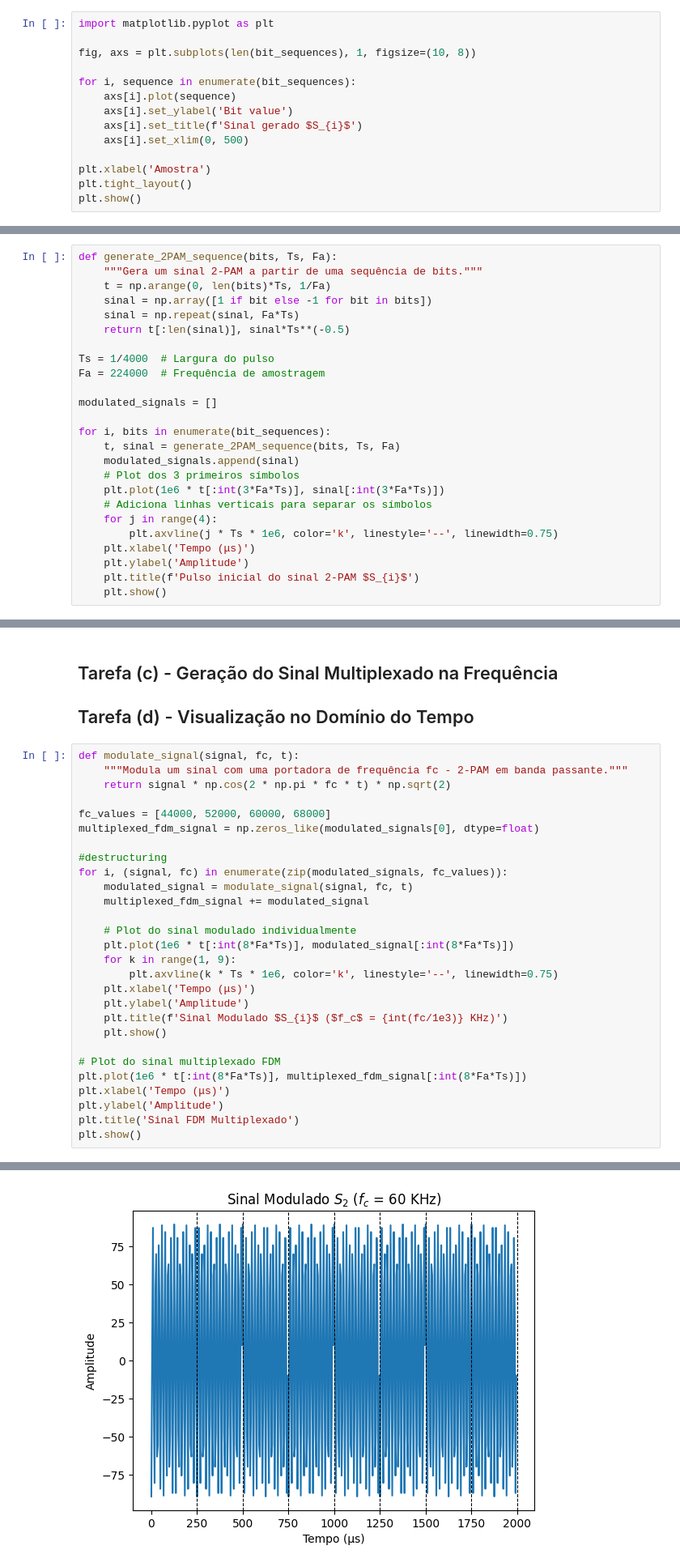
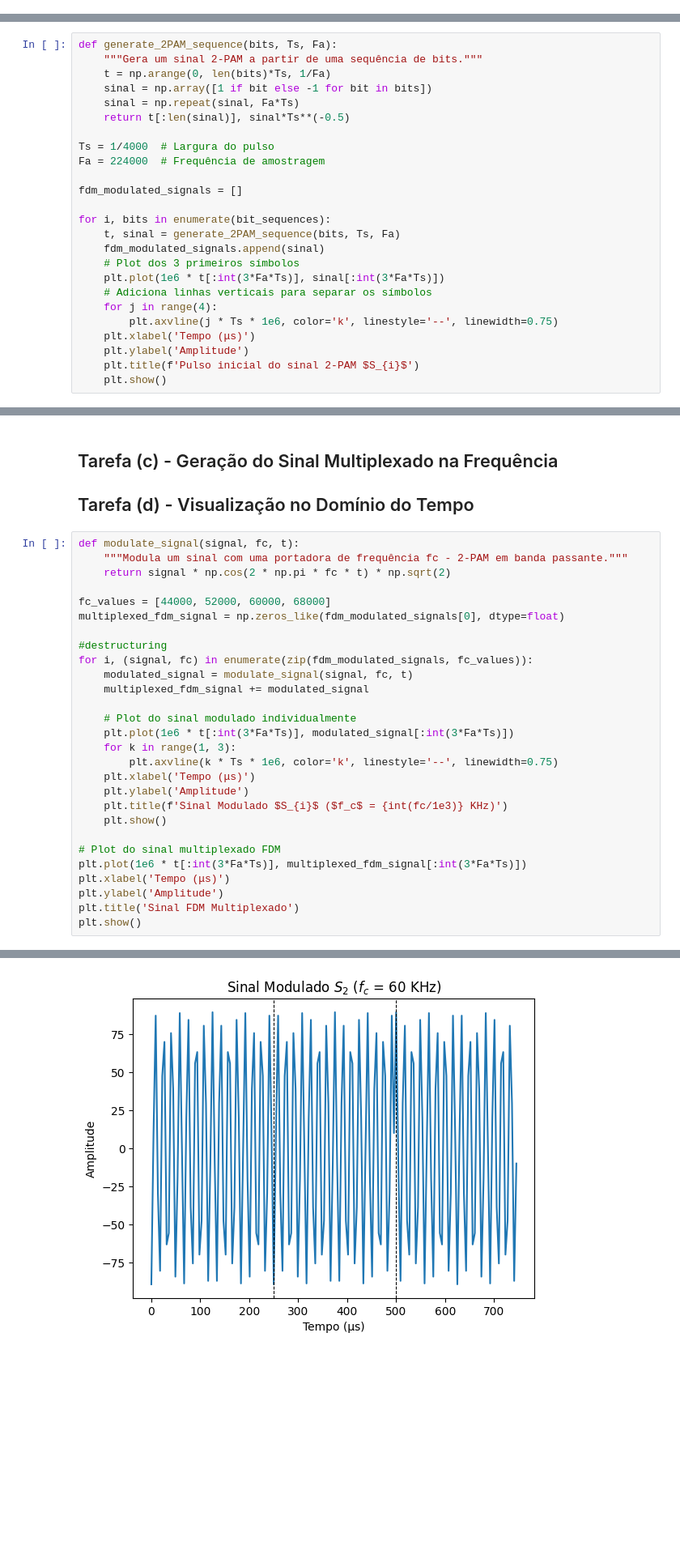
Before and after one commit to vini-fda/EET51_Lab4, a Jupyter notebook: lab4.ipynb, the cells around one changed output, grey strips where cells are left out. Shown at 81% size. Cells and saved outputs as stored; diff of their text form; blank space fills up the shorter version.

Commit message:
fix: proper plots & final item (n)

```diff
--- a/lab4.ipynb
+++ b/lab4.ipynb
@@ -16,17 +16,3 @@ S_0:[0 1 1]
 S_1:[1 1 1]
 S_2:[0 0 1]
 S_3:[1 1 0]
-# %%
-import matplotlib.pyplot as plt
-
-fig, axs = plt.subplots(len(bit_sequences), 1, figsize=(10, 8))
-
-for i, sequence in enumerate(bit_sequences):
-    axs[i].plot(sequence)
-    axs[i].set_ylabel('Bit value')
-    axs[i].set_title(f'Sinal gerado $S_{i}$')
-    axs[i].set_xlim(0, 500)
-
-plt.xlabel('Amostra')
-plt.tight_layout()
-plt.show()
@@ -47,11 +34,11 @@ def generate_2PAM_sequence(bits, Ts, Fa):
 Ts = 1/4000  # Largura do pulso
 Fa = 224000  # Frequência de amostragem
 
-modulated_signals = []
+fdm_modulated_signals = []
 
 for i, bits in enumerate(bit_sequences):
     t, sinal = generate_2PAM_sequence(bits, Ts, Fa)
-    modulated_signals.append(sinal)
+    fdm_modulated_signals.append(sinal)
     # Plot dos 3 primeiros símbolos
     plt.plot(1e6 * t[:int(3*Fa*Ts)], sinal[:int(3*Fa*Ts)])
     # Adiciona linhas verticais para separar os símbolos
@@ -75,16 +62,16 @@ def modulate_signal(signal, fc, t):
     return signal * np.cos(2 * np.pi * fc * t) * np.sqrt(2)
 
 fc_values = [44000, 52000, 60000, 68000]
-multiplexed_fdm_signal = np.zeros_like(modulated_signals[0], dtype=float)
+multiplexed_fdm_signal = np.zeros_like(fdm_modulated_signals[0], dtype=float)
 
 #destructuring
-for i, (signal, fc) in enumerate(zip(modulated_signals, fc_values)):
+for i, (signal, fc) in enumerate(zip(fdm_modulated_signals, fc_values)):
     modulated_signal = modulate_signal(signal, fc, t)
     multiplexed_fdm_signal += modulated_signal
 
     # Plot do sinal modulado individualmente
-    plt.plot(1e6 * t[:int(8*Fa*Ts)], modulated_signal[:int(8*Fa*Ts)])
-    for k in range(1, 9):
+    plt.plot(1e6 * t[:int(3*Fa*Ts)], modulated_signal[:int(3*Fa*Ts)])
+    for k in range(1, 3):
         plt.axvline(k * Ts * 1e6, color='k', linestyle='--', linewidth=0.75)
     plt.xlabel('Tempo (μs)')
     plt.ylabel('Amplitude')
@@ -92,7 +79,7 @@ for i, (signal, fc) in enumerate(zip(modulated_signals, fc_values)):
     plt.show()
 
 # Plot do sinal multiplexado FDM
-plt.plot(1e6 * t[:int(8*Fa*Ts)], multiplexed_fdm_signal[:int(8*Fa*Ts)])
+plt.plot(1e6 * t[:int(3*Fa*Ts)], multiplexed_fdm_signal[:int(3*Fa*Ts)])
 plt.xlabel('Tempo (μs)')
 plt.ylabel('Amplitude')
 plt.title('Sinal FDM Multiplexado')
@@ -103 +90 @@ plt.show()
-[figure, old version]
+[figure, new version]
```
Also changed, not shown: parts of 23 cells of this notebook.
